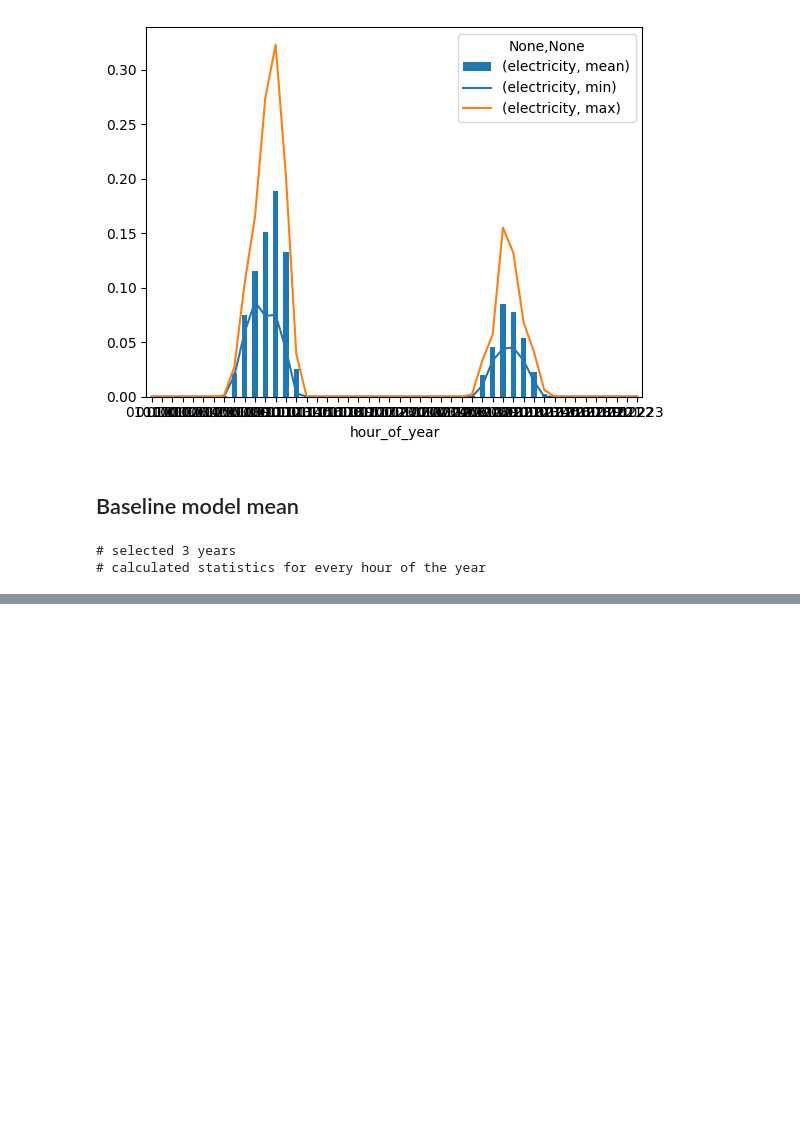
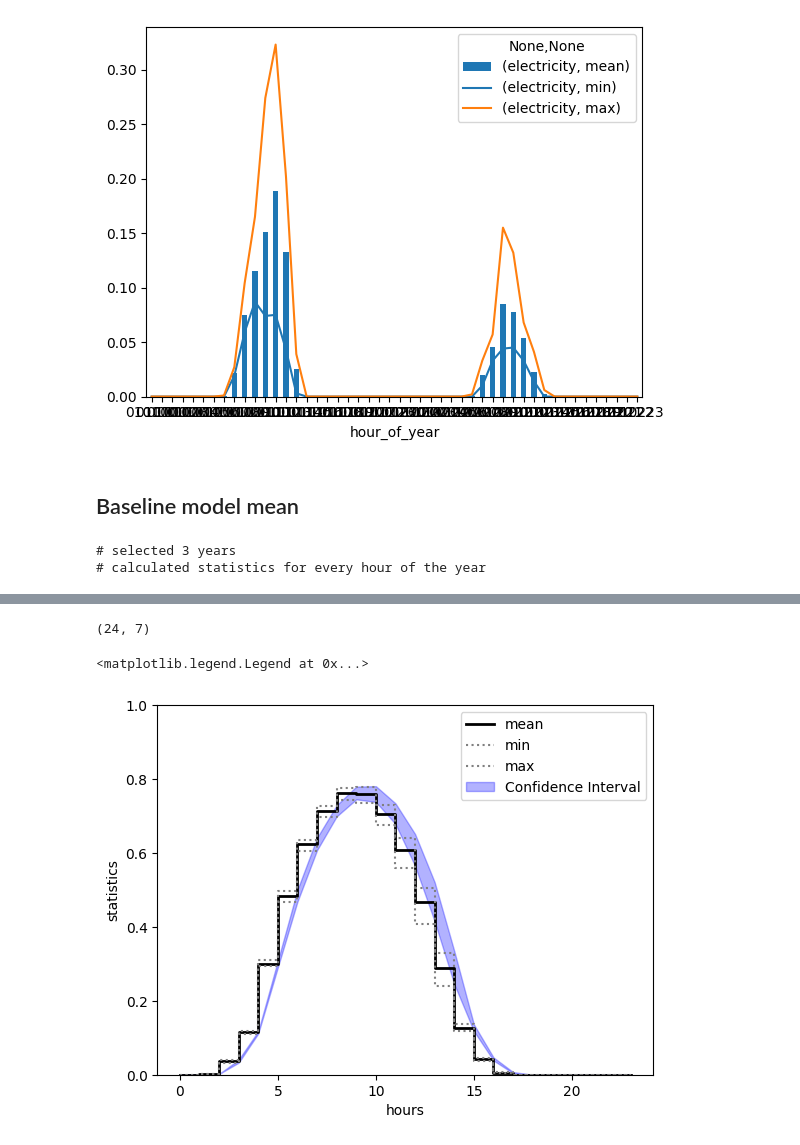
Before and after one commit to jerome-roeser/advanced-power-forecast, a Jupyter notebook: notebooks/hoernsch.ipynb, the cells around one changed output, grey strips where cells are left out. Cells and saved outputs as stored; diff of their text form; code cells hidden in the pictures; blank space fills up the shorter version.

```diff
--- a/notebooks/hoernsch_data_cleaning.ipynb
+++ b/notebooks/hoernsch.ipynb
@@ -253,0 +291,7 @@ stats_df = statistic_table(years_df)
+# %%
+#next24 = next24.to_frame(index=False, name='utc_time')
+next24['hour_of_year'] = next24.utc_time.\
+                           apply(lambda x: x.strftime("%m%d%H"))
+# %%
+stats_df = statistic_table(years_df)
+stats_df.columns = stats_df.columns.droplevel(level=0)
@@ -253,0 +300,4 @@ stats_df = statistic_table(years_df)
+# %%
+print(input_date)
+stats_pred = next24.join(stats_df, on='hour_of_year', how='inner', validate='one_to_one')
+stats_pred
@@ -253,0 +323,43 @@ stats_df = statistic_table(years_df)
+# %%
+stats_pred.drop(columns='hour_of_year', inplace=True)
+stats_pred.shape
+# %% [output]
+(24, 7)
+# %%
+#plt.plot(stats_pred.mean)
+fig, ax = plt.subplots()
+
+ax.step(stats_pred.index, stats_pred['mean'].values,
+        color='k',
+        linewidth='2',
+        label='mean')
+
+ax.step(stats_pred.index, stats_pred['min'].values,
+        color='gray',
+        linestyle=':',
+        label='min')
+
+ax.step(stats_pred.index, stats_pred['max'].values,
+        color='gray',
+        linestyle=':',
+        label='max')
+
+#ax.bar(stats_pred.index, stats_pred['std'].values,
+#        color='gray',
+#        label='std')
+
+lower_bound = stats_pred['mean'].values - stats_pred['std'].values
+upper_bound = stats_pred['mean'].values + stats_pred['std'].values
+ax.fill_between(stats_pred.index, lower_bound, upper_bound, color='blue', alpha=0.3, label='Confidence Interval')
+
+
+ax.set_xlabel('hours')
+ax.set_ylabel('statistics')
+ax.set_ylim(0,1)
+ax.legend()
+
+#stats_pred['mean'].values
+#stats_pred['mean'].index
+# %% [output]
+<matplotlib.legend.Legend at 0x...>
+[figure, added]
```
Also changed, not shown: parts of 8 cells of this notebook.
